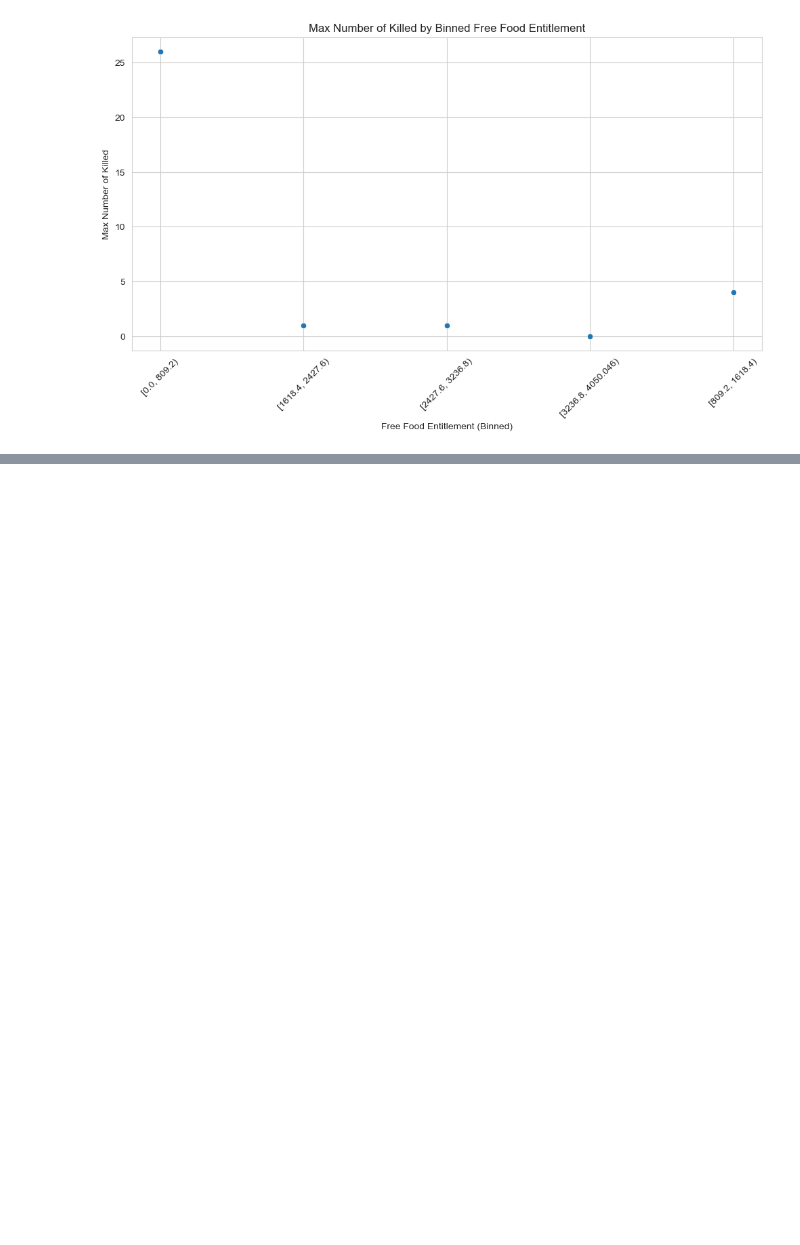
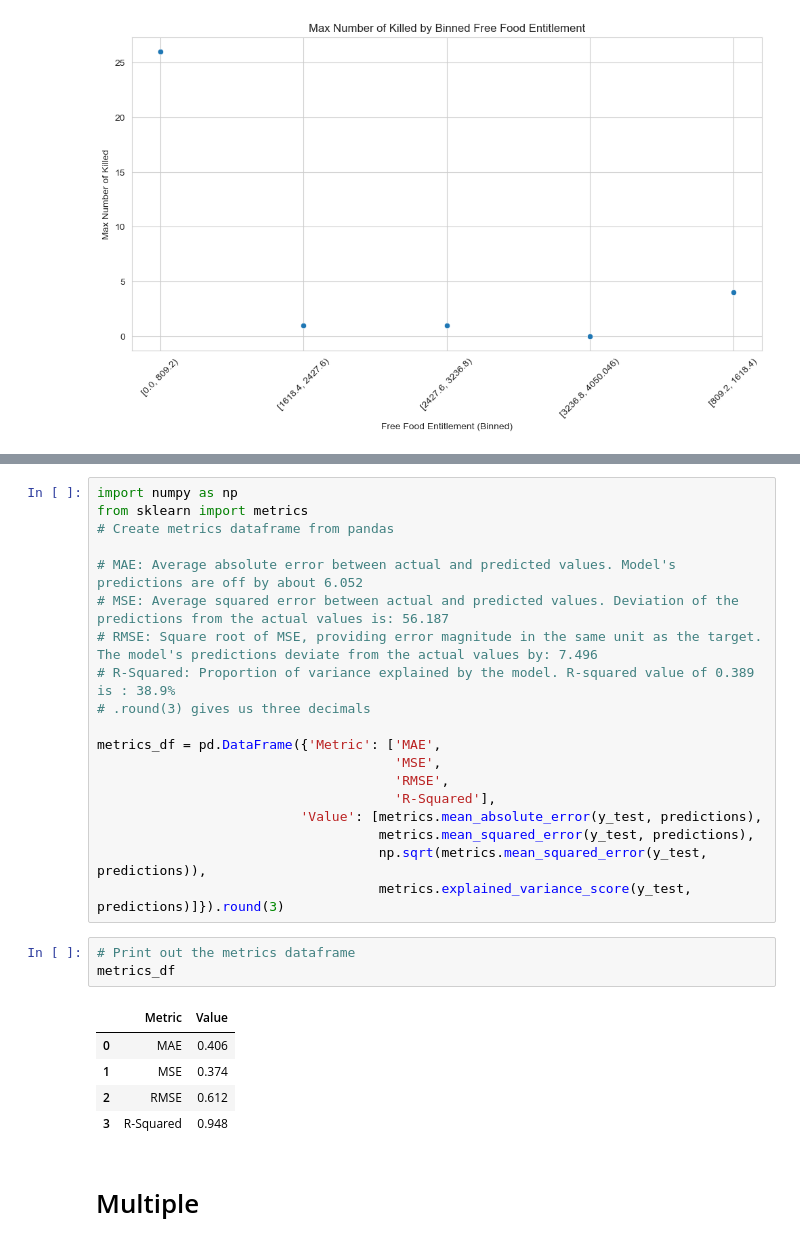
Before and after one commit to AhmadAlkaseb/BI, a Jupyter notebook: MiniProjekt3/Data/MiniProjekt3v1.ipynb, the cells around one changed output, grey strips where cells are left out. Saved outputs shown, nothing was run; the diff lists cells and outputs as text; blank space fills up the shorter version.

```diff
--- a/MiniProjekt3/Data/MiniProjekt3v1.ipynb
+++ b/MiniProjekt3/Data/MiniProjekt3v1.ipynb
@@ -335,0 +441,30 @@ df.describe()
+# %%
+import numpy as np
+from sklearn import metrics
+# Create metrics dataframe from pandas
+
+# MAE: Average absolute error between actual and predicted values. Model's predictions are off by about 6.052
+# MSE: Average squared error between actual and predicted values. Deviation of the predictions from the actual values is: 56.187
+# RMSE: Square root of MSE, providing error magnitude in the same unit as the target. The model's predictions deviate from the actual values by: 7.496
+# R-Squared: Proportion of variance explained by the model. R-squared value of 0.389 is : 38.9%
+# .round(3) gives us three decimals
+
+metrics_df = pd.DataFrame({'Metric': ['MAE',
+                                      'MSE',
+                                      'RMSE',
+                                      'R-Squared'],
+                          'Value': [metrics.mean_absolute_error(y_test, predictions),
+                                    metrics.mean_squared_error(y_test, predictions),
+                                    np.sqrt(metrics.mean_squared_error(y_test, predictions)),
+                                    metrics.explained_variance_score(y_test, predictions)]}).round(3)
+# %%
+# Print out the metrics dataframe
+metrics_df
+# %% [output]
+|  | Metric | Value |
+| 0 | MAE | 0.406 |
+| 1 | MSE | 0.374 |
+| 2 | RMSE | 0.612 |
+| 3 | R-Squared | 0.948 |
+# %% [markdown]
+# Multiple
```
Also changed, not shown: parts of 21 cells of this notebook, 2 other files.
